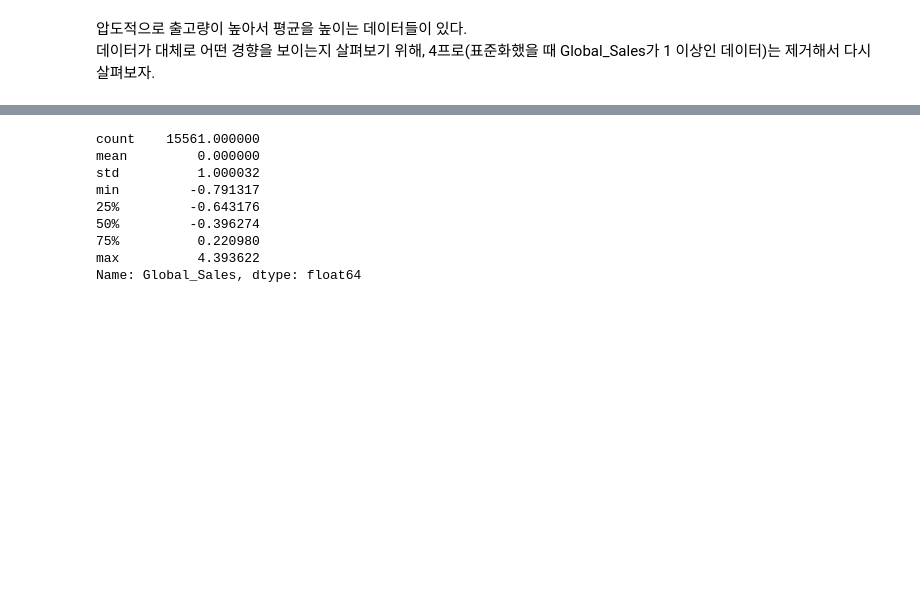
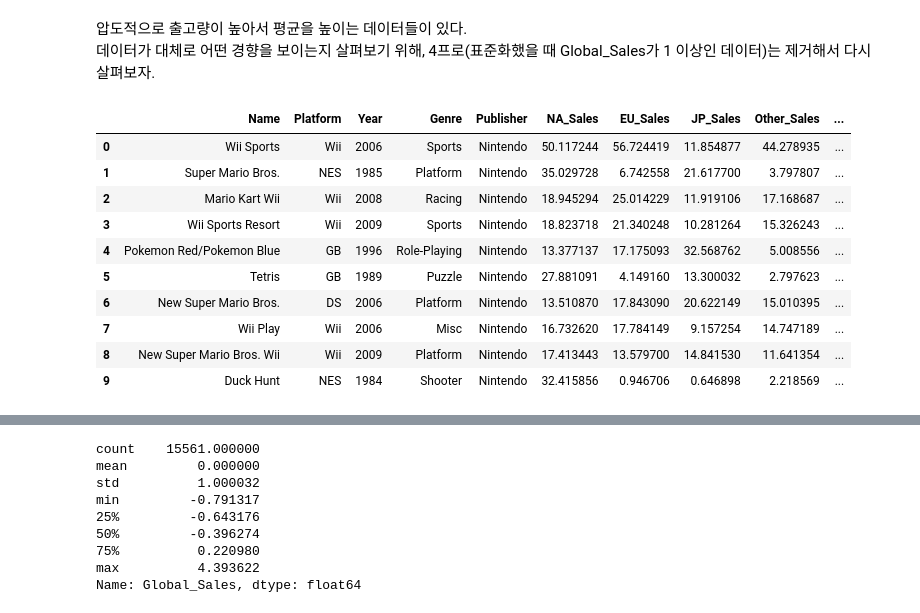
Before and after one commit to nan-park/section1_project, a Jupyter notebook: AI_section1_project.ipynb, the cells around one changed output, grey strips where cells are left out. Drawn from its saved outputs; the diff is of its cells as text; code cells hidden in the pictures; blank space fills up the shorter version.

```diff
--- a/AI_section1_project.ipynb
+++ b/AI_section1_project.ipynb
@@ -1007,4 +1007,18 @@ print(df_standard[df_standard.Global_Sales>2].shape[0] / df_standard.shape[0])
 # %% [markdown]
 압도적으로 출고량이 높아서 평균을 높이는 데이터들이 있다.<br>
 데이터가 대체로 어떤 경향을 보이는지 살펴보기 위해, 4프로(표준화했을 때 Global_Sales가 1 이상인 데이터)는 제거해서 다시 살펴보자.
+# %%
+df_standard.head(10)
+# %% [output]
+|  | Name | Platform | Year | Genre | Publisher | NA_Sales | EU_Sales | JP_Sales | Other_Sales | ... |
+| 0 | Wii Sports | Wii | 2006 | Sports | Nintendo | 50.117244 | 56.724419 | 11.854877 | 44.278935 | ... |
+| 1 | Super Mario Bros. | NES | 1985 | Platform | Nintendo | 35.029728 | 6.742558 | 21.617700 | 3.797807 | ... |
+| 2 | Mario Kart Wii | Wii | 2008 | Racing | Nintendo | 18.945294 | 25.014229 | 11.919106 | 17.168687 | ... |
+| 3 | Wii Sports Resort | Wii | 2009 | Sports | Nintendo | 18.823718 | 21.340248 | 10.281264 | 15.326243 | ... |
+| 4 | Pokemon Red/Pokemon Blue | GB | 1996 | Role-Playing | Nintendo | 13.377137 | 17.175093 | 32.568762 | 5.008556 | ... |
+| 5 | Tetris | GB | 1989 | Puzzle | Nintendo | 27.881091 | 4.149160 | 13.300032 | 2.797623 | ... |
+| 6 | New Super Mario Bros. | DS | 2006 | Platform | Nintendo | 13.510870 | 17.843090 | 20.622149 | 15.010395 | ... |
+| 7 | Wii Play | Wii | 2006 | Misc | Nintendo | 16.732620 | 17.784149 | 9.157254 | 14.747189 | ... |
+| 8 | New Super Mario Bros. Wii | Wii | 2009 | Platform | Nintendo | 17.413443 | 13.579700 | 14.841530 | 11.641354 | ... |
+| 9 | Duck Hunt | NES | 1984 | Shooter | Nintendo | 32.415856 | 0.946706 | 0.646898 | 2.218569 | ... |
 # %%
```
Also changed, not shown: parts of 10 cells of this notebook.
